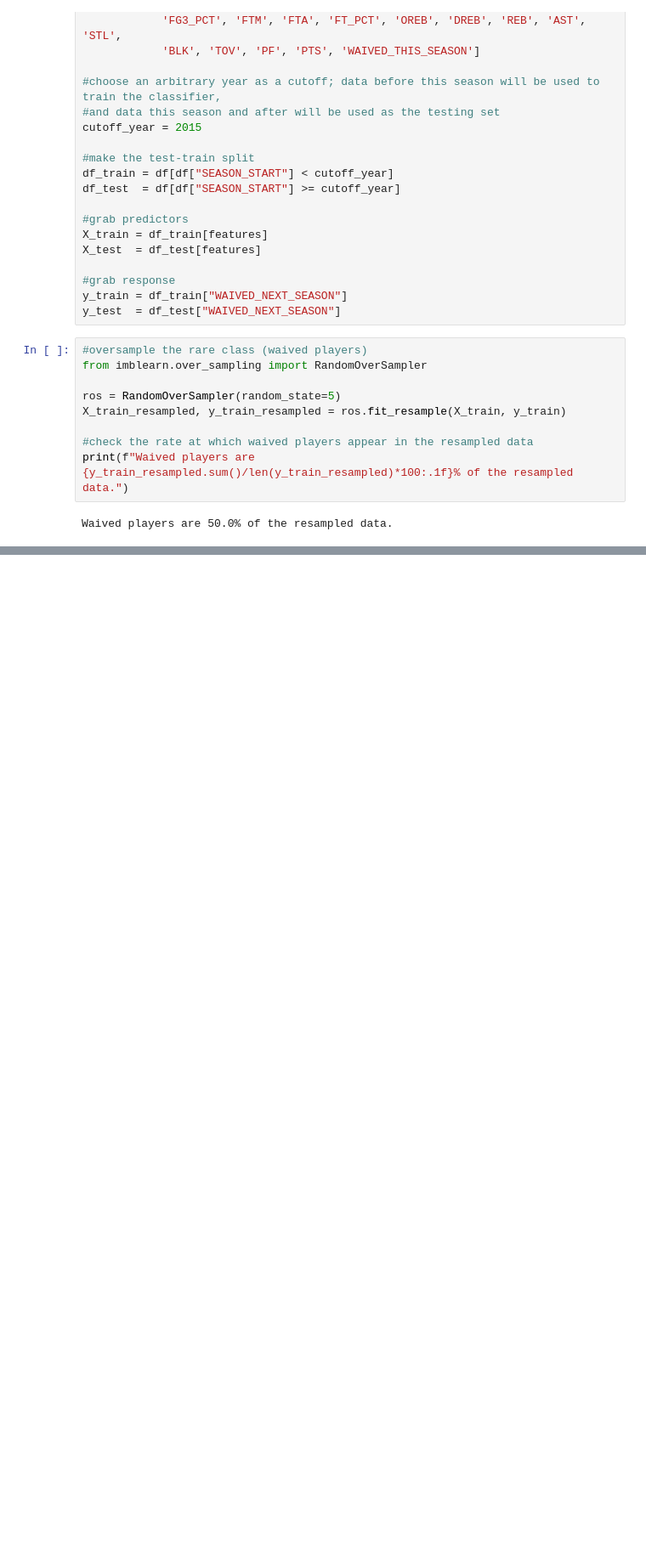
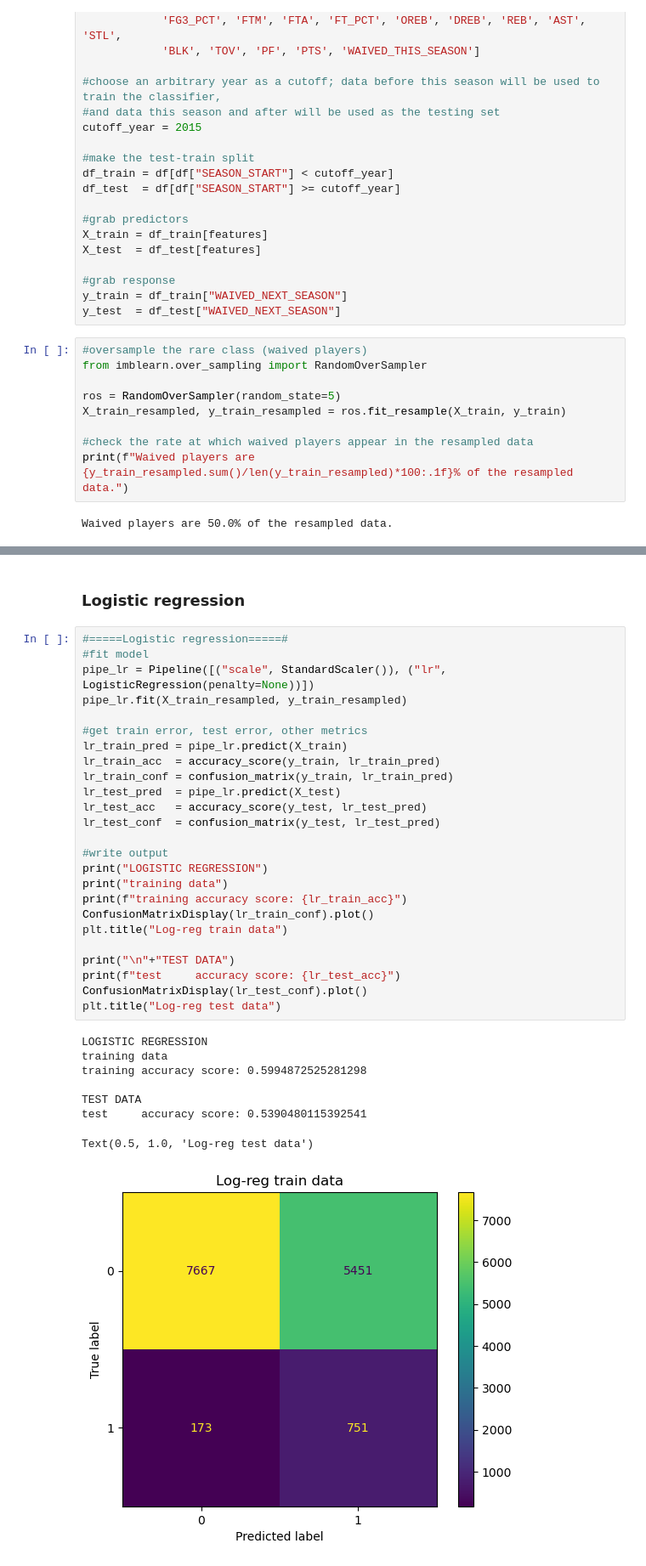
Before and after one commit to NBA-player-transactions/predicting_nba_player_retention, a Jupyter notebook: initialDataset.ipynb, the cells around one changed output, grey strips where cells are left out. Shown: that part at 85% size. Drawn from its saved outputs; the diff is of its cells as text; blank space fills up the shorter version.

```diff
--- a/initialDataset.ipynb
+++ b/initialDataset.ipynb
@@ -346,0 +354,36 @@ Waived players are 50.0% of the resampled data.
+# %% [markdown]
+### Logistic regression
+# %%
+#=====Logistic regression=====#
+#fit model
+pipe_lr = Pipeline([("scale", StandardScaler()), ("lr", LogisticRegression(penalty=None))])
+pipe_lr.fit(X_train_resampled, y_train_resampled)
+
+#get train error, test error, other metrics
+lr_train_pred = pipe_lr.predict(X_train)
+lr_train_acc  = accuracy_score(y_train, lr_train_pred)
+lr_train_conf = confusion_matrix(y_train, lr_train_pred)
+lr_test_pred  = pipe_lr.predict(X_test)
+lr_test_acc   = accuracy_score(y_test, lr_test_pred)
+lr_test_conf  = confusion_matrix(y_test, lr_test_pred)
+
+#write output
+print("LOGISTIC REGRESSION")
+print("training data")
+print(f"training accuracy score: {lr_train_acc}")
+ConfusionMatrixDisplay(lr_train_conf).plot()
+plt.title("Log-reg train data")
+
+print("\n"+"TEST DATA")
+print(f"test     accuracy score: {lr_test_acc}")
+ConfusionMatrixDisplay(lr_test_conf).plot()
+plt.title("Log-reg test data")
+# %% [output]
+LOGISTIC REGRESSION
+training data
+training accuracy score: 0.5994872525281298
+
+TEST DATA
+test     accuracy score: 0.5390480115392541
+Text(0.5, 1.0, 'Log-reg test data')
+[figure, added]
```
Also changed, not shown: parts of 10 cells of this notebook.
